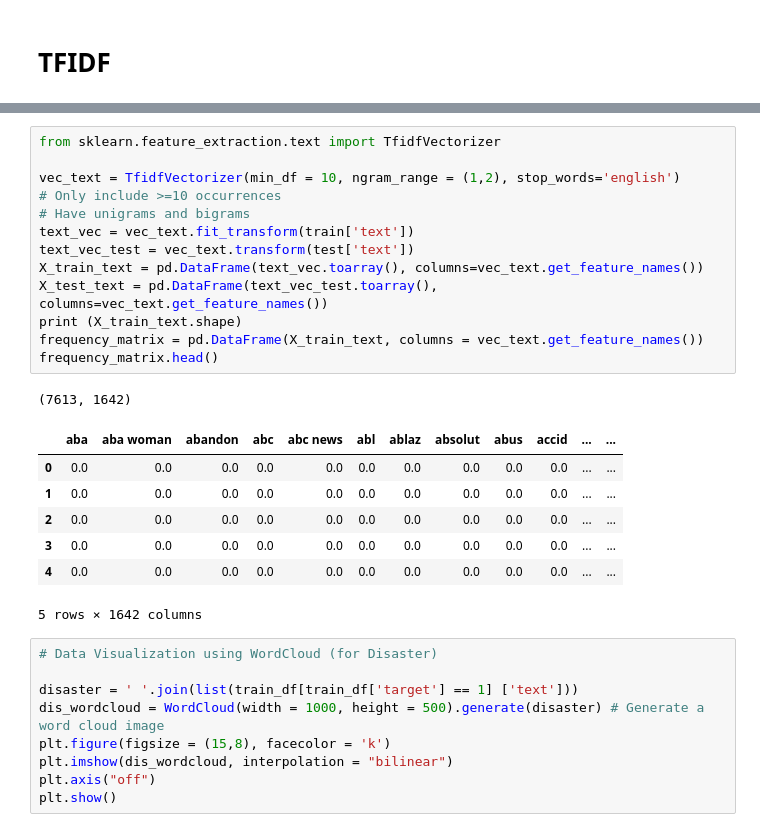
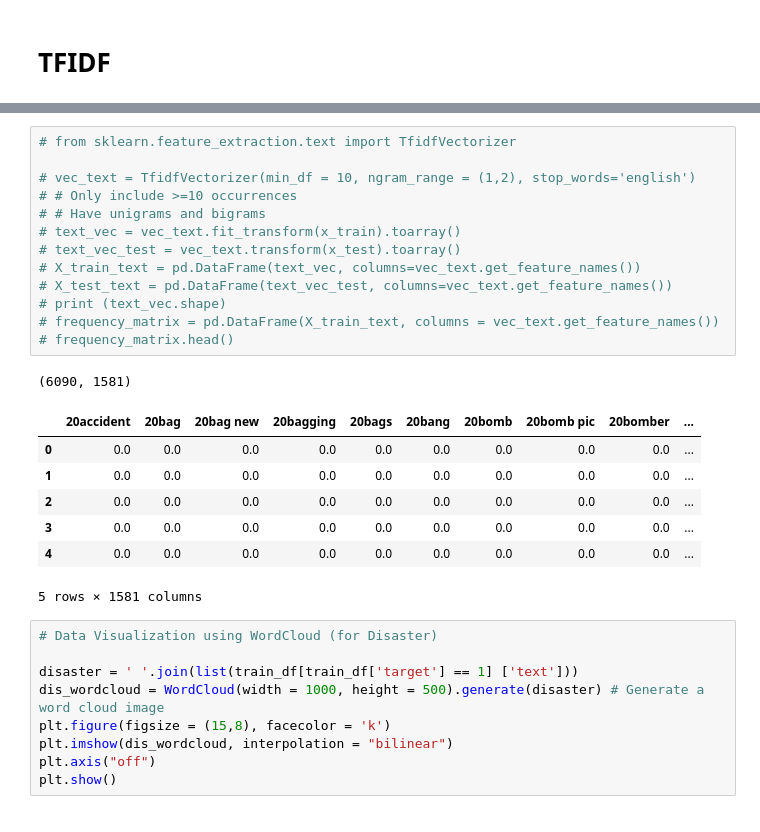
Before and after one commit to IrinaShcherbakova/ML-Project, a Jupyter notebook: train_NaiveBayes.ipynb, the cells around one changed output, grey strips where cells are left out. Saved outputs shown, nothing was run; the diff lists cells and outputs as text.

```diff
--- a/train_NaiveBayes.ipynb
+++ b/train_NaiveBayes.ipynb
@@ -59,25 +96,25 @@ test = test.join(encoder.transform(test[features]).add_suffix('_target'))
 # %%
-from sklearn.feature_extraction.text import TfidfVectorizer
+# from sklearn.feature_extraction.text import TfidfVectorizer
 
-vec_text = TfidfVectorizer(min_df = 10, ngram_range = (1,2), stop_words='english')
-# Only include >=10 occurrences
-# Have unigrams and bigrams
-text_vec = vec_text.fit_transform(train['text'])
-text_vec_test = vec_text.transform(test['text'])
-X_train_text = pd.DataFrame(text_vec.toarray(), columns=vec_text.get_feature_names())
-X_test_text = pd.DataFrame(text_vec_test.toarray(), columns=vec_text.get_feature_names())
-print (X_train_text.shape)
-frequency_matrix = pd.DataFrame(X_train_text, columns = vec_text.get_feature_names())
-frequency_matrix.head()
+# vec_text = TfidfVectorizer(min_df = 10, ngram_range = (1,2), stop_words='english')
+# # Only include >=10 occurrences
+# # Have unigrams and bigrams
+# text_vec = vec_text.fit_transform(x_train).toarray()
+# text_vec_test = vec_text.transform(x_test).toarray()
+# X_train_text = pd.DataFrame(text_vec, columns=vec_text.get_feature_names())
+# X_test_text = pd.DataFrame(text_vec_test, columns=vec_text.get_feature_names())
+# print (text_vec.shape)
+# frequency_matrix = pd.DataFrame(X_train_text, columns = vec_text.get_feature_names())
+# frequency_matrix.head()
 # %% [output]
-(7613, 1642)
+(6090, 1581)
-|  | aba | aba woman | abandon | abc | abc news | abl | ablaz | absolut | abus | accid | ... | ... |
-| 0 | 0.0 | 0.0 | 0.0 | 0.0 | 0.0 | 0.0 | 0.0 | 0.0 | 0.0 | 0.0 | ... | ... |
-| 1 | 0.0 | 0.0 | 0.0 | 0.0 | 0.0 | 0.0 | 0.0 | 0.0 | 0.0 | 0.0 | ... | ... |
-| 2 | 0.0 | 0.0 | 0.0 | 0.0 | 0.0 | 0.0 | 0.0 | 0.0 | 0.0 | 0.0 | ... | ... |
-| 3 | 0.0 | 0.0 | 0.0 | 0.0 | 0.0 | 0.0 | 0.0 | 0.0 | 0.0 | 0.0 | ... | ... |
-| 4 | 0.0 | 0.0 | 0.0 | 0.0 | 0.0 | 0.0 | 0.0 | 0.0 | 0.0 | 0.0 | ... | ... |
+|  | 20accident | 20bag | 20bag new | 20bagging | 20bags | 20bang | 20bomb | 20bomb pic | 20bomber | ... |
+| 0 | 0.0 | 0.0 | 0.0 | 0.0 | 0.0 | 0.0 | 0.0 | 0.0 | 0.0 | ... |
+| 1 | 0.0 | 0.0 | 0.0 | 0.0 | 0.0 | 0.0 | 0.0 | 0.0 | 0.0 | ... |
+| 2 | 0.0 | 0.0 | 0.0 | 0.0 | 0.0 | 0.0 | 0.0 | 0.0 | 0.0 | ... |
+| 3 | 0.0 | 0.0 | 0.0 | 0.0 | 0.0 | 0.0 | 0.0 | 0.0 | 0.0 | ... |
+| 4 | 0.0 | 0.0 | 0.0 | 0.0 | 0.0 | 0.0 | 0.0 | 0.0 | 0.0 | ... |
-5 rows × 1642 columns
+5 rows × 1581 columns
 # %%
 # Data Visualization using WordCloud (for Disaster)
 
```
Also changed, not shown: parts of 8 cells of this notebook.
